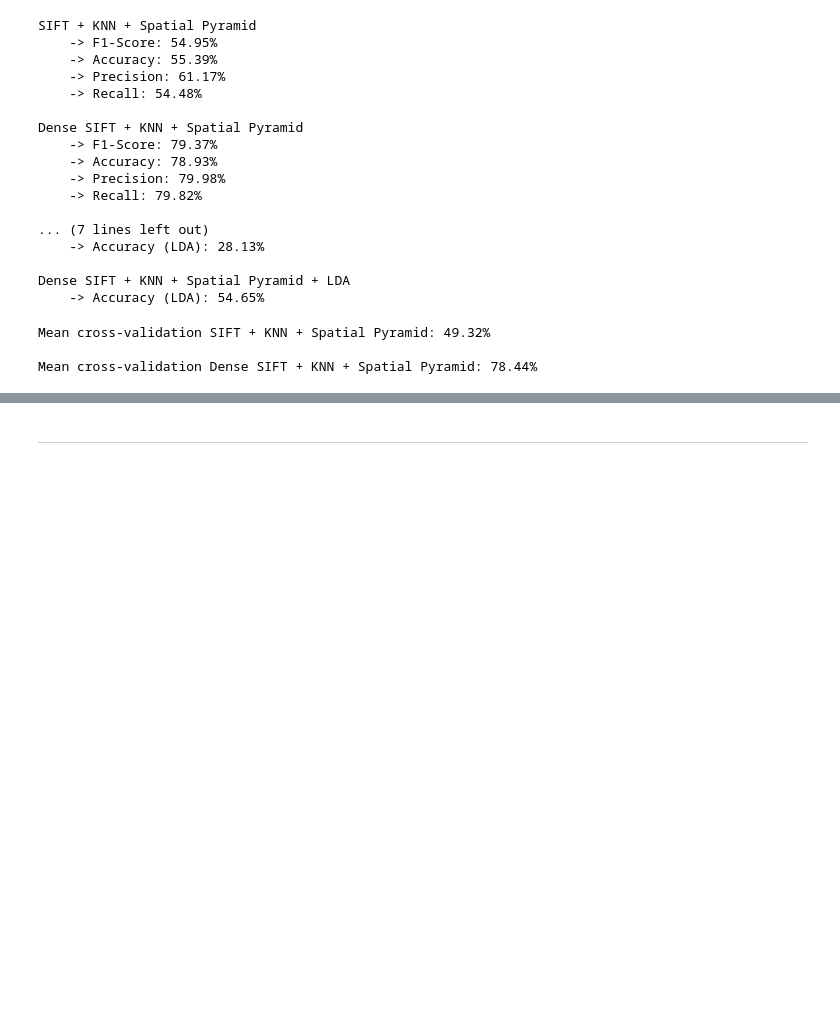
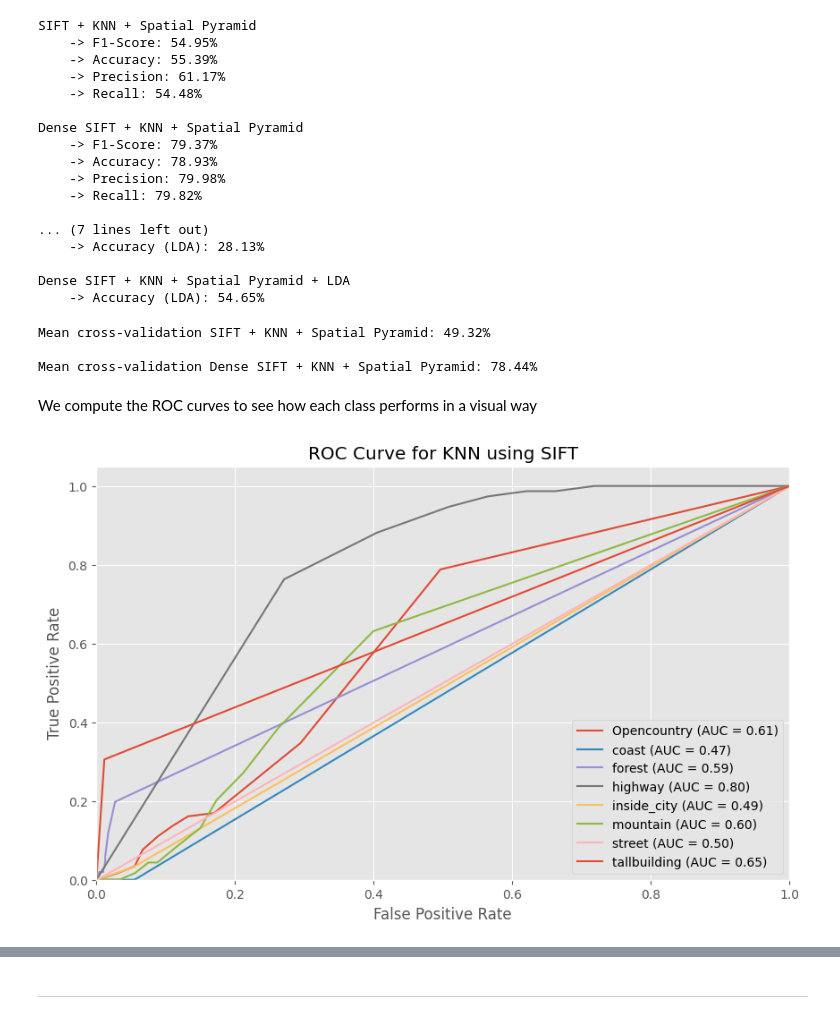
Before and after one commit to MCV-C3/project23-24-01, a Jupyter notebook: Task1/BagofVisualWords.ipynb, the cells around one changed output, grey strips where cells are left out. Drawn from its saved outputs; the diff is of its cells as text; code cells hidden in the pictures; blank space fills up the shorter version.

Commit message:
roc curves

```diff
--- a/Task1/BagofVisualWords.ipynb
+++ b/Task1/BagofVisualWords.ipynb
@@ -734,3 +737,35 @@ print("\nMean cross-validation Dense SIFT + KNN + Spatial Pyramid:", f"{np.mean(
 Mean cross-validation SIFT + KNN + Spatial Pyramid: 49.32%
 
 Mean cross-validation Dense SIFT + KNN + Spatial Pyramid: 78.44%
+# %% [markdown]
+We compute the ROC curves to see how each class performs in a visual way
+# %%
+# binarize the labels
+label_encoder = LabelEncoder()
+y_test_encoded = label_encoder.fit_transform(test_labels)
+
+# Binarize the labels
+y_test_bin = label_binarize(y_test_encoded, classes=np.arange(8))
+# Get the predicted probabilities for each class
+y_score = knn.predict_proba(visual_words_test)
+# Initialize the ROC curve plot
+plt.figure(figsize=(10, 6))
+
+# Compute ROC curve and ROC area for each class
+for i in range(8):
+    fpr, tpr, _ = roc_curve(y_test_bin[:, i], y_score[:, i])
+    roc_auc = auc(fpr, tpr)
+    original_label = label_encoder.inverse_transform([i])[0]
+    # Plot the ROC curve for each class
+    plt.plot(fpr, tpr, label=f'{original_label} (AUC = {roc_auc:.2f})')
+
+# Set plot details
+plt.xlim([0.0, 1.0])
+plt.ylim([0.0, 1.05])
+plt.xlabel('False Positive Rate')
+plt.ylabel('True Positive Rate')
+plt.title('ROC Curve for KNN using SIFT')
+plt.legend(loc="lower right")
+plt.show()
+# %% [output]
+[figure, added]
```
Also changed, not shown: parts of 10 cells of this notebook.
